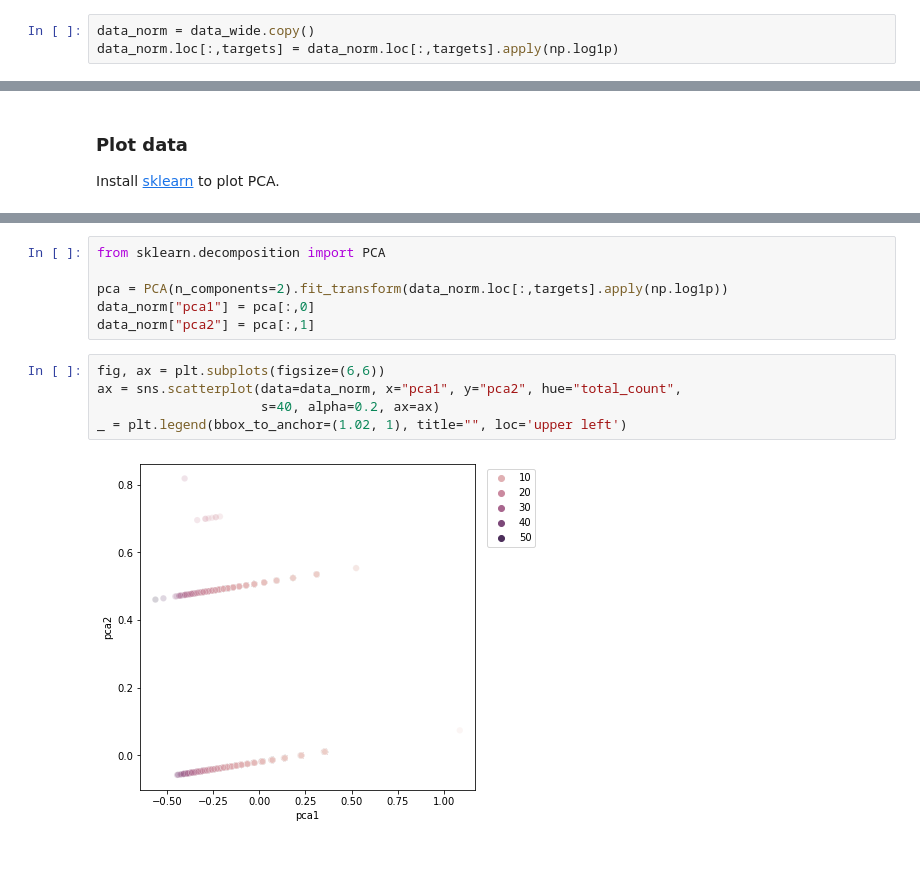
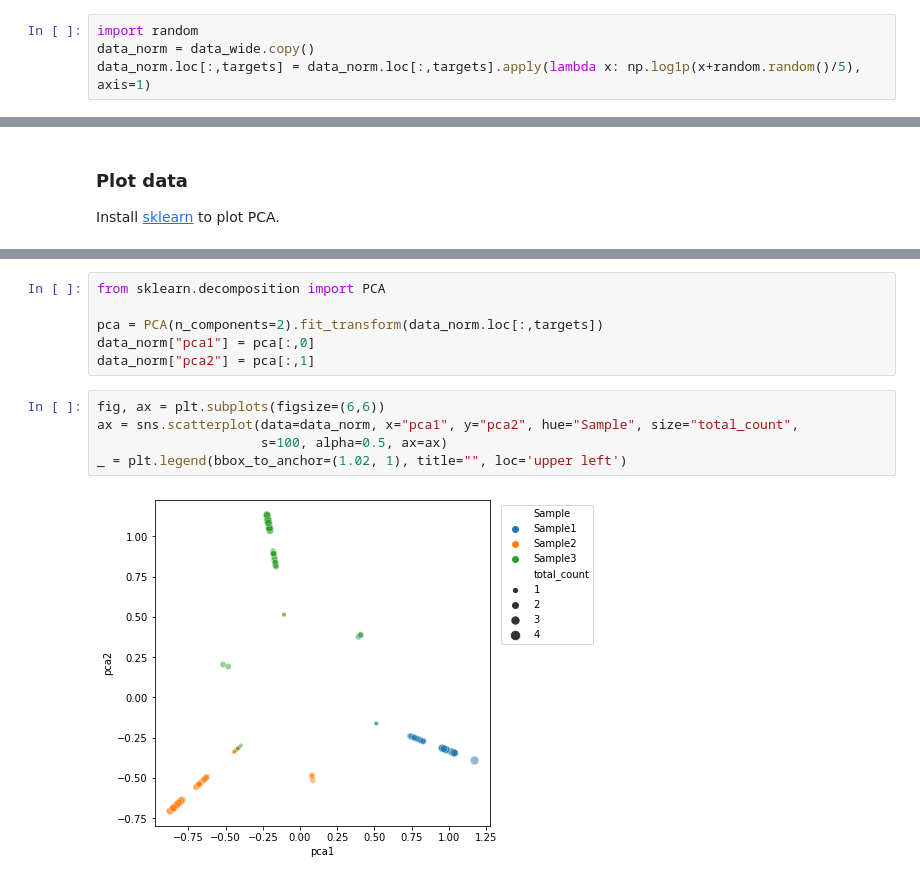
Before and after one commit to FrickTobias/DBS-Pro, a Jupyter notebook: example/example.ipynb, the cells around one changed output, grey strips where cells are left out. Cells and saved outputs as stored; diff of their text form.

Commit message:
Update example jupyter notebook and make to_matrix handle multiple samples

```diff
--- a/example/example.ipynb
+++ b/example/example.ipynb
@@ -206,5 +212,6 @@ Barcodes = 9,003 (-787, -8.04%, runtime:0.02161693572998047 s)
 # %% [markdown]
 ### Normalize data.
 # %%
+import random
 data_norm = data_wide.copy()
-data_norm.loc[:,targets] = data_norm.loc[:,targets].apply(np.log1p)
+data_norm.loc[:,targets] = data_norm.loc[:,targets].apply(lambda x: np.log1p(x+random.random()/5), axis=1)
@@ -224,13 +248,13 @@ Note: you may need to restart the kernel to use updated packages.
 # %%
 from sklearn.decomposition import PCA
 
-pca = PCA(n_components=2).fit_transform(data_norm.loc[:,targets].apply(np.log1p))
+pca = PCA(n_components=2).fit_transform(data_norm.loc[:,targets])
 data_norm["pca1"] = pca[:,0]
 data_norm["pca2"] = pca[:,1]
 # %%
 fig, ax = plt.subplots(figsize=(6,6))
-ax = sns.scatterplot(data=data_norm, x="pca1", y="pca2", hue="total_count",
-                     s=40, alpha=0.2, ax=ax)
+ax = sns.scatterplot(data=data_norm, x="pca1", y="pca2", hue="Sample", size="total_count",
+                     s=100, alpha=0.5, ax=ax)
 _ = plt.legend(bbox_to_anchor=(1.02, 1), title="", loc='upper left')
 # %% [output]
-[figure, old version]
+[figure, new version]
```
Also changed, not shown: parts of 14 cells of this notebook, 1 other file.
